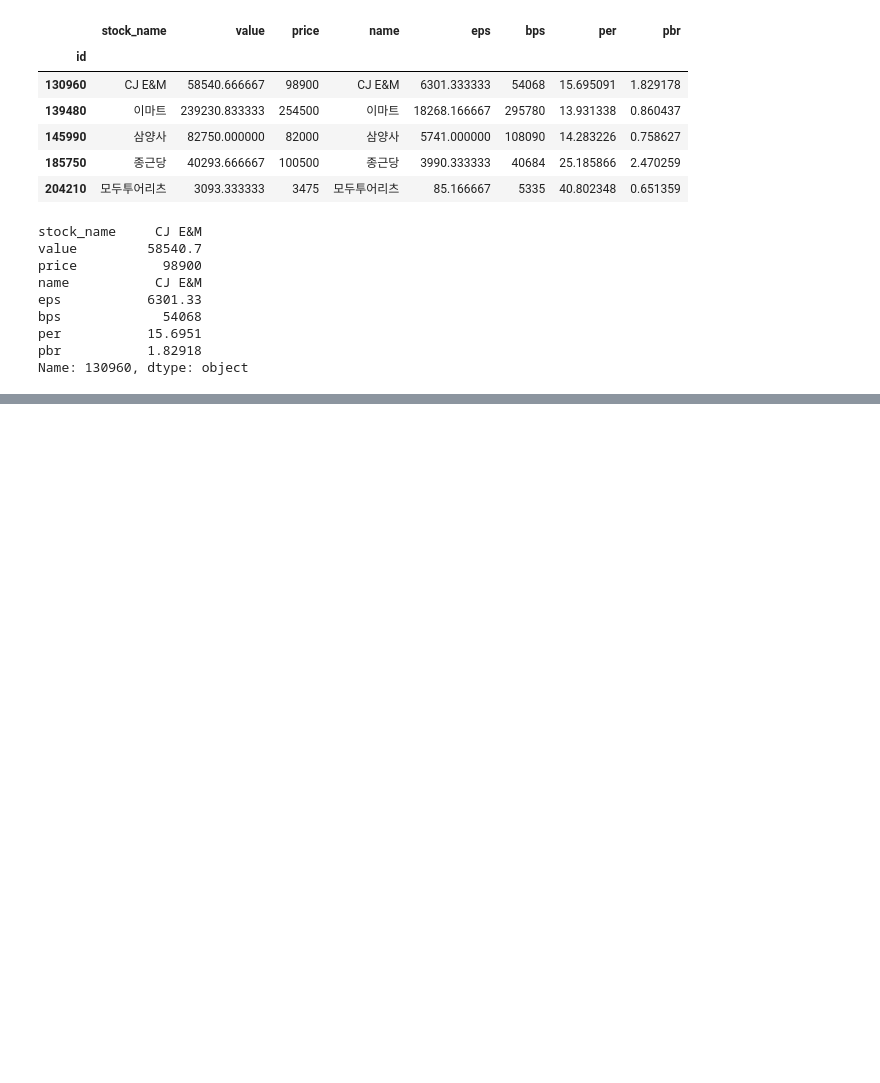
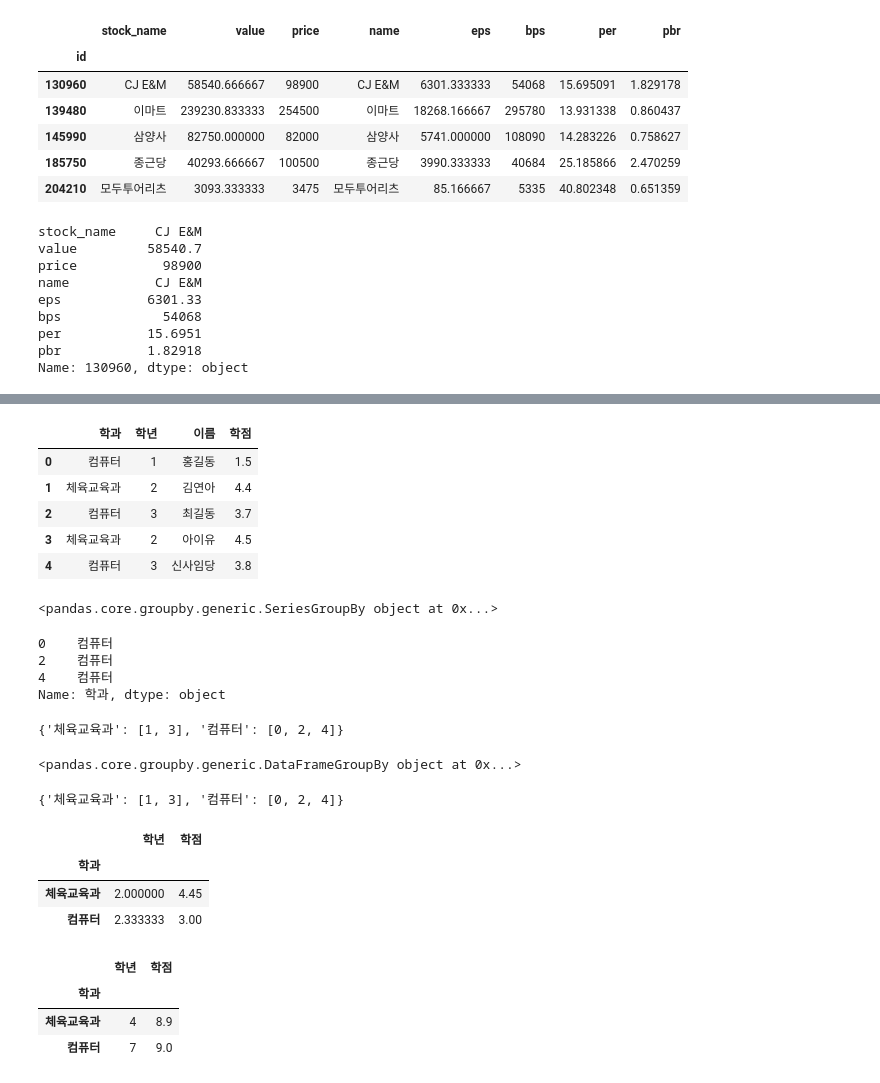
Before and after one commit to Supreme-YS/TIL, a Jupyter notebook: Data_Analysis/Pandas[03].ipynb, the cells around one changed output, grey strips where cells are left out. Drawn from its saved outputs; the diff is of its cells as text; code cells hidden in the pictures; blank space fills up the shorter version.

```diff
--- a/Data_Analysis/Pandas[03].ipynb
+++ b/Data_Analysis/Pandas[03].ipynb
@@ -903,0 +909,63 @@ Name: 130960, dtype: object
+# %%
+df = pd.DataFrame({ "학과" : ["컴퓨터","체육교육과","컴퓨터","체육교육과","컴퓨터"],
+                    "학년" : [1, 2, 3, 2, 3],
+                    "이름" : ["홍길동","김연아","최길동","아이유","신사임당"],
+                    "학점" : [1.5, 4.4, 3.7, 4.5, 3.8]})
+
+df
+# %% [output]
+|  | 학과 | 학년 | 이름 | 학점 |
+| 0 | 컴퓨터 | 1 | 홍길동 | 1.5 |
+| 1 | 체육교육과 | 2 | 김연아 | 4.4 |
+| 2 | 컴퓨터 | 3 | 최길동 | 3.7 |
+| 3 | 체육교육과 | 2 | 아이유 | 4.5 |
+| 4 | 컴퓨터 | 3 | 신사임당 | 3.8 |
+# %%
+# grouping -> groupby()
+# 학과를 기준으로 grouping
+# Series의 groupby이다.
+
+dept_series = df['학과'].groupby(df['학과'])
+dept_series
+# %% [output]
+<pandas.core.groupby.generic.SeriesGroupBy object at 0x...>
+# %%
+# get_group()
+dept_series.get_group('컴퓨터')
+# %% [output]
+0    컴퓨터
+2    컴퓨터
+4    컴퓨터
+Name: 학과, dtype: object
+# %%
+# dept_series.value_counts()
+# dept_series.size()
+
+dept_series.groups
+# %% [output]
+{'체육교육과': [1, 3], '컴퓨터': [0, 2, 4]}
+# %%
+# dataframe의 groupby
+dept = df.groupby([df['학과']])
+dept
+# %% [output]
+<pandas.core.groupby.generic.DataFrameGroupBy object at 0x...>
+# %%
+dept.groups
+# %% [output]
+{'체육교육과': [1, 3], '컴퓨터': [0, 2, 4]}
+# %%
+df.groupby(df['학과']).mean()
+#dept.mean()
+# %% [output]
+|  | 학년 | 학점 |
+| 학과 |  |  |
+| 체육교육과 | 2.000000 | 4.45 |
+| 컴퓨터 | 2.333333 | 3.00 |
+# %%
+dept.sum()
+# %% [output]
+|  | 학년 | 학점 |
+| 학과 |  |  |
+| 체육교육과 | 4 | 8.9 |
+| 컴퓨터 | 7 | 9.0 |
```
Also changed, not shown: parts of 13 cells of this notebook.
